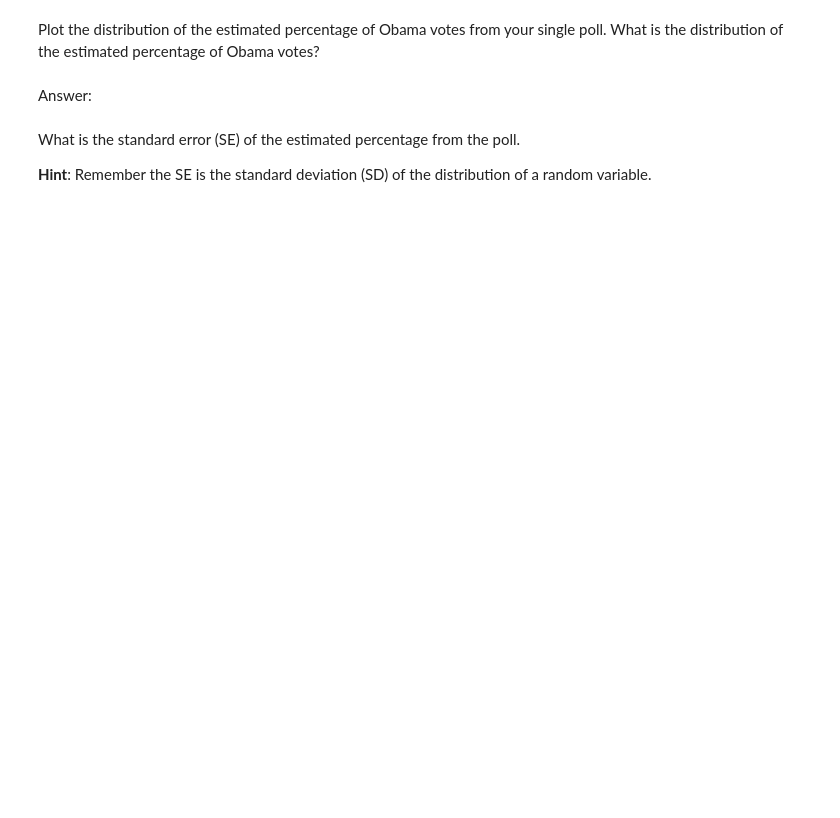
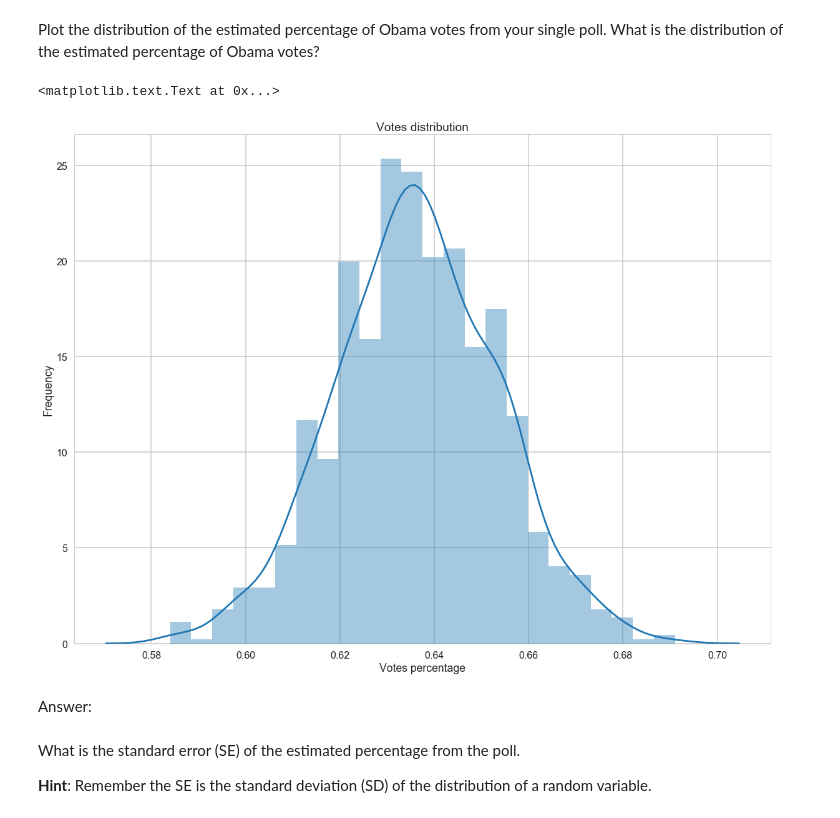
Before and after one commit to artgonline/2014, a Jupyter notebook: homework/HW2.ipynb, the cells around one changed output. Cells and saved outputs as stored; diff of their text form; code cells hidden in the pictures; blank space fills up the shorter version.

```diff
--- a/homework/HW2.ipynb
+++ b/homework/HW2.ipynb
@@ -331,3 +329,7 @@ Read in the polls from the [2012 Presidential Election: Barack Obama vs Mitt Rom
+# %%
+#your code here
+data_raw = pd.read_csv("2012-general-election-romney-vs-obama.csv")
+elections = data_raw
 # %% [markdown]
 Show the head of the `election` DataFrame.
 # %%
@@ -340,0 +349,5 @@ How many polls were conducted in November? Define this number as M.
+# %%
+#your code here
+nov_subset = elections[(elections['Start Date'] >= '2012-11-01') & (elections['Start Date'] <= '2012-11-30')]
+M = len(nov_subset)
+M
@@ -344,3 +359,5 @@ Answer:
 What was the median of the number of observations in the November polls? Define this quantity as N.
 # %%
 #your code here
+N = nov_subset['Number of Observations'].median()
+N
@@ -362,0 +384,8 @@ Now, perform a Monte Carlo simulation to obtain the estimated percentage of Obam
+# %%
+#your code here
+def sim_mc(n, p, sims):
+    return np.random.binomial(N, .53, sims) / sims
+
+sims = 1000
+mc_sim = sim_mc(N, .53, sims)
+mc_sim
@@ -367,3 +412,13 @@ Plot the distribution of the estimated percentage of Obama votes from your singl
+# %%
+#your code here
+plt.figure(figsize=(20,15))
+sns.distplot(mc_sim)
+plt.title('Votes distribution')
+plt.xlabel('Votes percentage')
+plt.ylabel('Frequency')
+# %% [output]
+<matplotlib.text.Text at 0x...>
+[figure, added]
 # %% [markdown]
 Answer:
 # %% [markdown]
```
Also changed, not shown: parts of 35 cells of this notebook, 2 other files.
